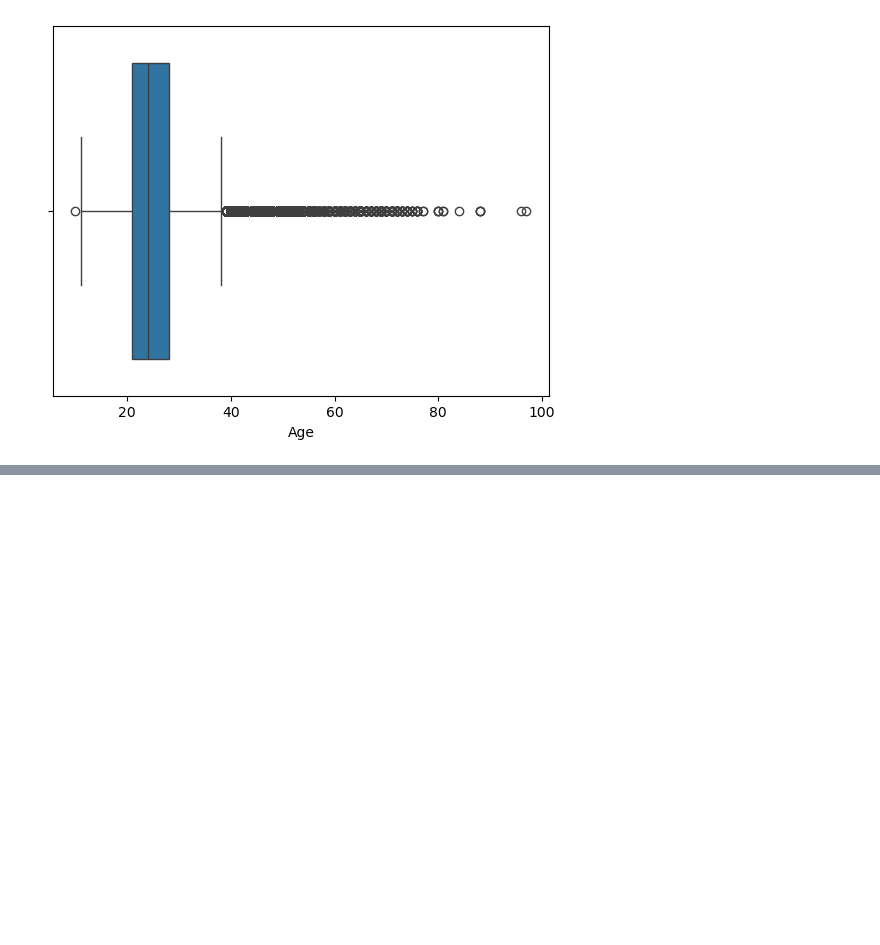
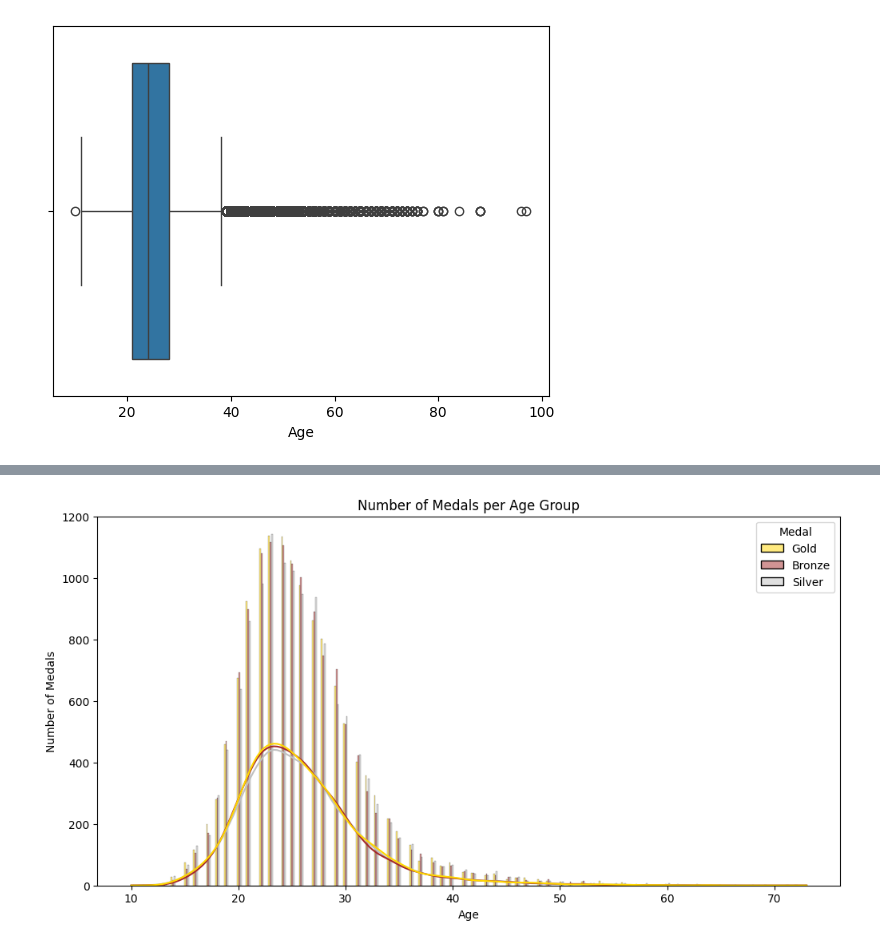
Before and after one commit to njuliann/athlete_events, a Jupyter notebook: athletes.ipynb, the cells around one changed output, grey strips where cells are left out. Drawn from its saved outputs; the diff is of its cells as text; code cells hidden in the pictures; blank space fills up the shorter version.

```diff
--- a/athletes.ipynb
+++ b/athletes.ipynb
@@ -82,0 +97,9 @@ sns.histplot(athletes_data, x = athletes_data["Age"], hue=athletes_data["Medal"]
+# %%
+plt.figure(figsize=(12, 6))
+sns.histplot(athletes_data, x="Age", hue="Medal", multiple="dodge", palette={"Gold": "gold", "Silver": "silver", "Bronze": "brown"}, kde = True)
+plt.title('Number of Medals per Age Group')
+plt.xlabel('Age')
+plt.ylabel('Number of Medals')
+plt.show()
+# %% [output]
+[figure, added]
```
Also changed, not shown: parts of 24 cells of this notebook.
